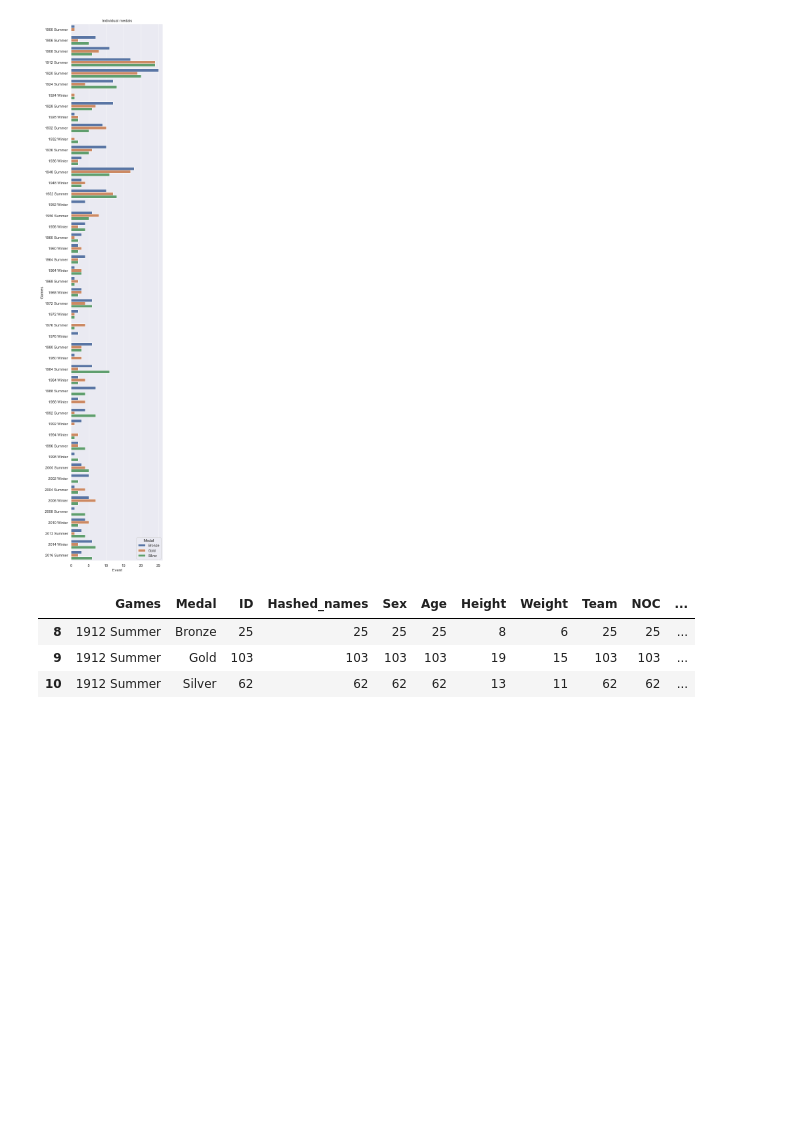
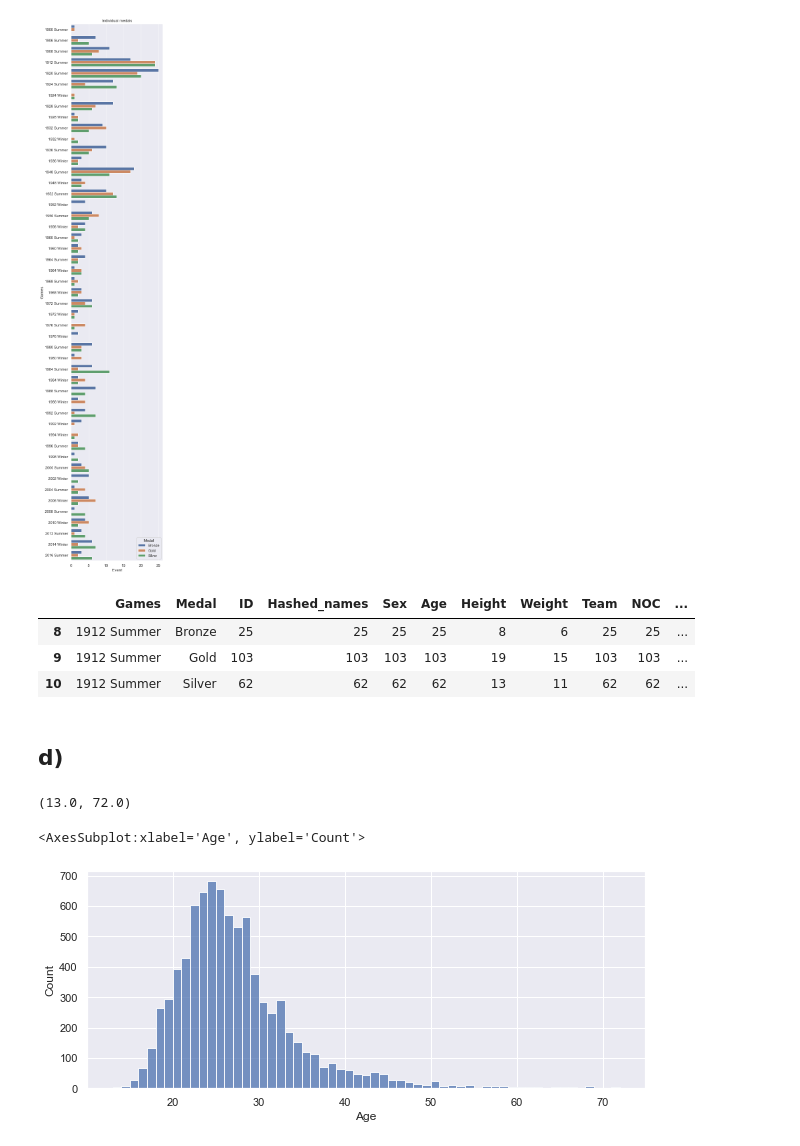
Before and after one commit to Erik-M-Larsson/Databehandling-OS-projekt-Felix-Tjernberg-Erik-Larsson, a Jupyter notebook: uppgift-0-1.ipynb, the cells around one changed output. Drawn from its saved outputs; the diff is of its cells as text; code cells hidden in the pictures; blank space fills up the shorter version.

```diff
--- a/uppgift-0-1.ipynb
+++ b/uppgift-0-1.ipynb
@@ -238,3 +238,15 @@ swedish_medals_games[swedish_medals_games['Games'] == '1912 Summer']
 | 8 | 1912 Summer | Bronze | 25 | 25 | 25 | 25 | 8 | 6 | 25 | 25 | ... |
 | 9 | 1912 Summer | Gold | 103 | 103 | 103 | 103 | 19 | 15 | 103 | 103 | ... |
 | 10 | 1912 Summer | Silver | 62 | 62 | 62 | 62 | 13 | 11 | 62 | 62 | ... |
+# %% [markdown]
+## d)
+# %%
+swedish_athletes['Age'].min(),swedish_athletes['Age'].max()
+# %% [output]
+(13.0, 72.0)
+# %%
+sns.set(rc={"figure.figsize":(10, 4)})
+sns.histplot(swedish_athletes, x='Age', binwidth=1, binrange=(13, 72))
+# %% [output]
+<AxesSubplot:xlabel='Age', ylabel='Count'>
+[figure, added]
```
Also changed, not shown: parts of 2 cells of this notebook.
